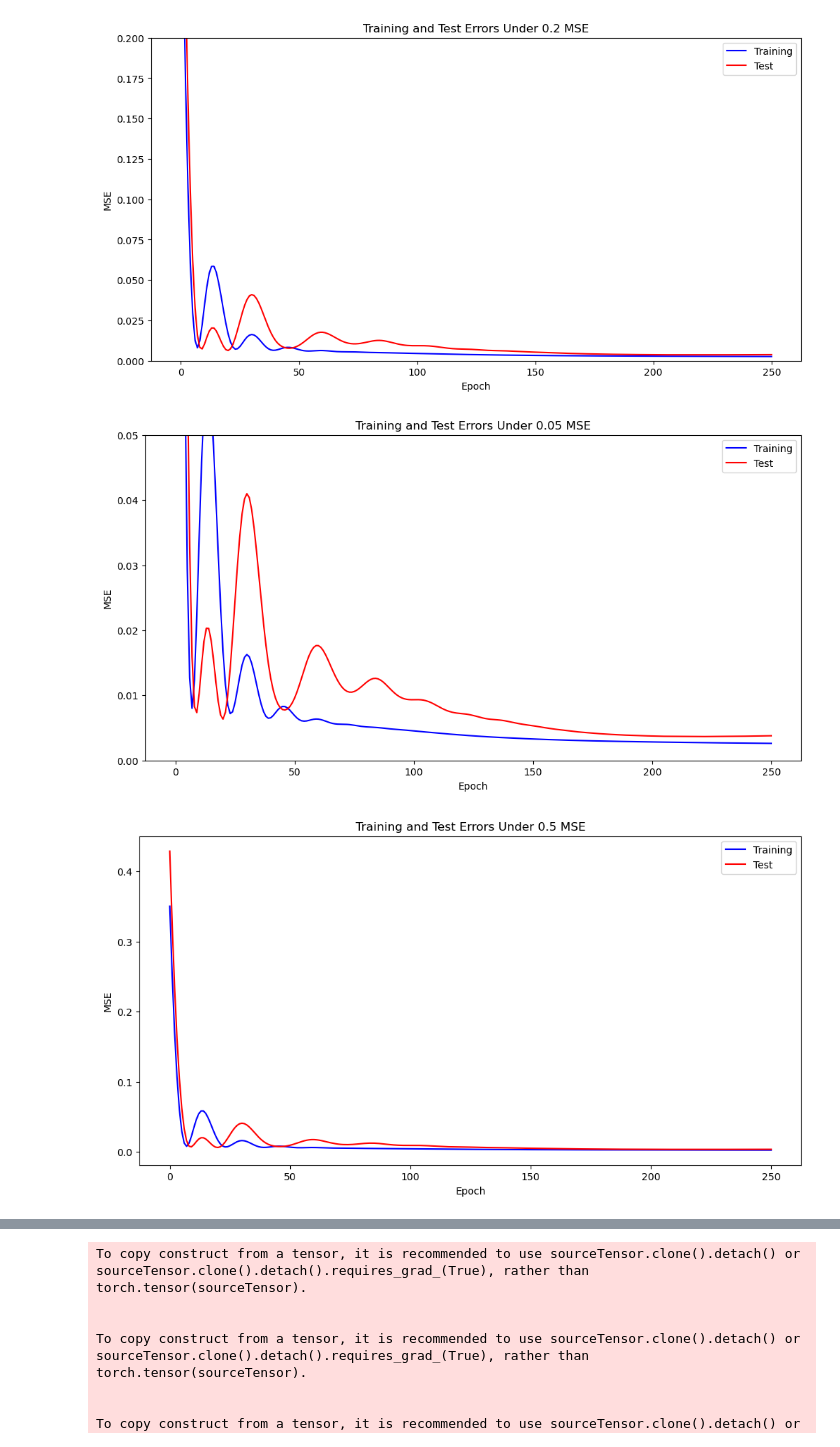
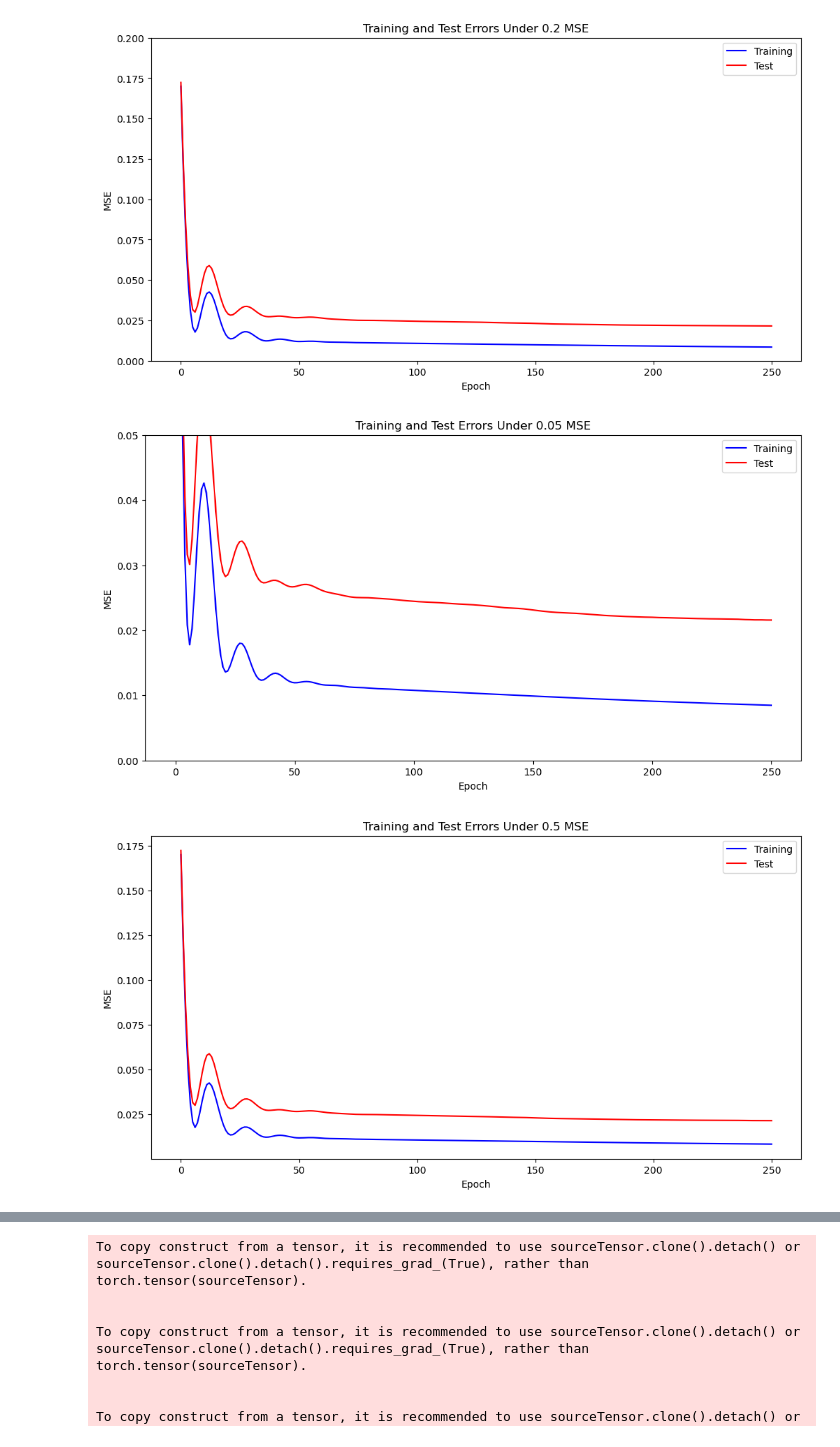
Before and after one commit to Fabian-Leal/PhD-Thesis---Incorporating-Deep-Learning-into-Statistical-Models-for-Spatial-Interpolation, a Jupyter notebook: Paper 3 PhD BNNs for multivariate predictions/NN Multivariate/Multivariates prediction density.ipynb, the cells around one changed output, grey strips where cells are left out. Cells and saved outputs as stored; diff of their text form; code cells hidden in the pictures.

```diff
--- a/Paper 3 PhD BNNs for multivariate predictions/NN Multivariate/Multivariates prediction density.ipynb
+++ b/Paper 3 PhD BNNs for multivariate predictions/NN Multivariate/Multivariates prediction density.ipynb
@@ -17,13 +130,3 @@ density_data = pd.read_csv("../Curated_data/density_predictors.csv", low_memory=
 # %%
-density_data = density_data[['X','Y','Z','Sc_ppm','Si_pct','Name','Density_gcm3']]
-mineral = 'Density_gcm3'
+deposit_data = encoded_data[["Name","X", "Y", "Z", 'Sc_ppm','Si_pct', "Density_gcm3"] + total_columns]
+covariates = total_columns[:3] + ['Sc_ppm','Si_pct']
-# %%
-covariates = density_data.iloc[:, 3:-2].columns
-
-deposit_data = density_data
-# %%
-covariates = covariates.tolist()
-# Display the list
-print(covariates)
-
-deposit_data = deposit_data.dropna(subset=[mineral] + covariates)
@@ -34,0 +133,2 @@ mineral = 'Density_gcm3'
+# %%
+deposit_data.fillna(0, inplace=True)
@@ -57,8 +177,8 @@ deposit_data.loc[:, [mineral] +covariates] = scaler.fit_transform(deposit_data.l
 
 x = deposit_data[['X','Y', 'Z'] + covariates].values #[:,np.newaxis] makes the second dimension explicit
 y = deposit_data[[mineral]].values[:,np.newaxis] #[:,np.newaxis] makes the second dimension explicit
-x = x.reshape(len(deposit_data),5)
-x = x[:,[0,1,2,3,4]]
+x = x.reshape(len(deposit_data),8)
+x = x[:,[0,1,2,3,4,5,6,7]]
 
 
 
@@ -109,7 +229,7 @@ y_test = torch.tensor(y_test, dtype=torch.float32)
 
 
 model = nn.Sequential(
-    nn.Linear(in_features=5, out_features=500),
+    nn.Linear(in_features=8, out_features=500),
     nn.ReLU(),
     nn.Linear(in_features=500, out_features=1)
 )
@@ -185,6 +323,6 @@ plt.show()
-[figure, old version]
+[figure, new version]
-[figure, old version]
+[figure, new version]
-[figure, old version]
+[figure, new version]
 # %%
 import matplotlib.pyplot as plt
 
```
Also changed, not shown: parts of 17 cells of this notebook, 3 other files.
